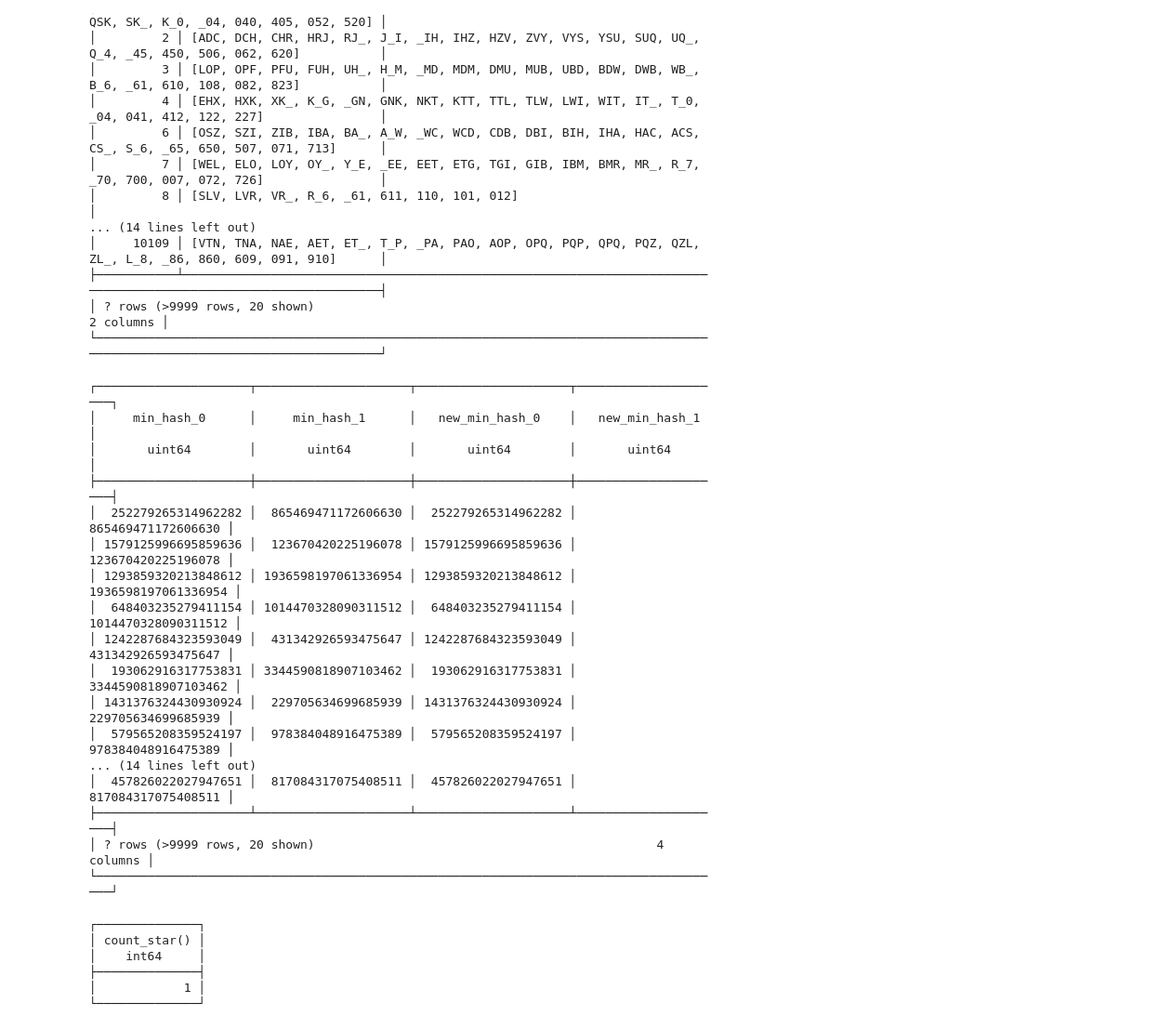
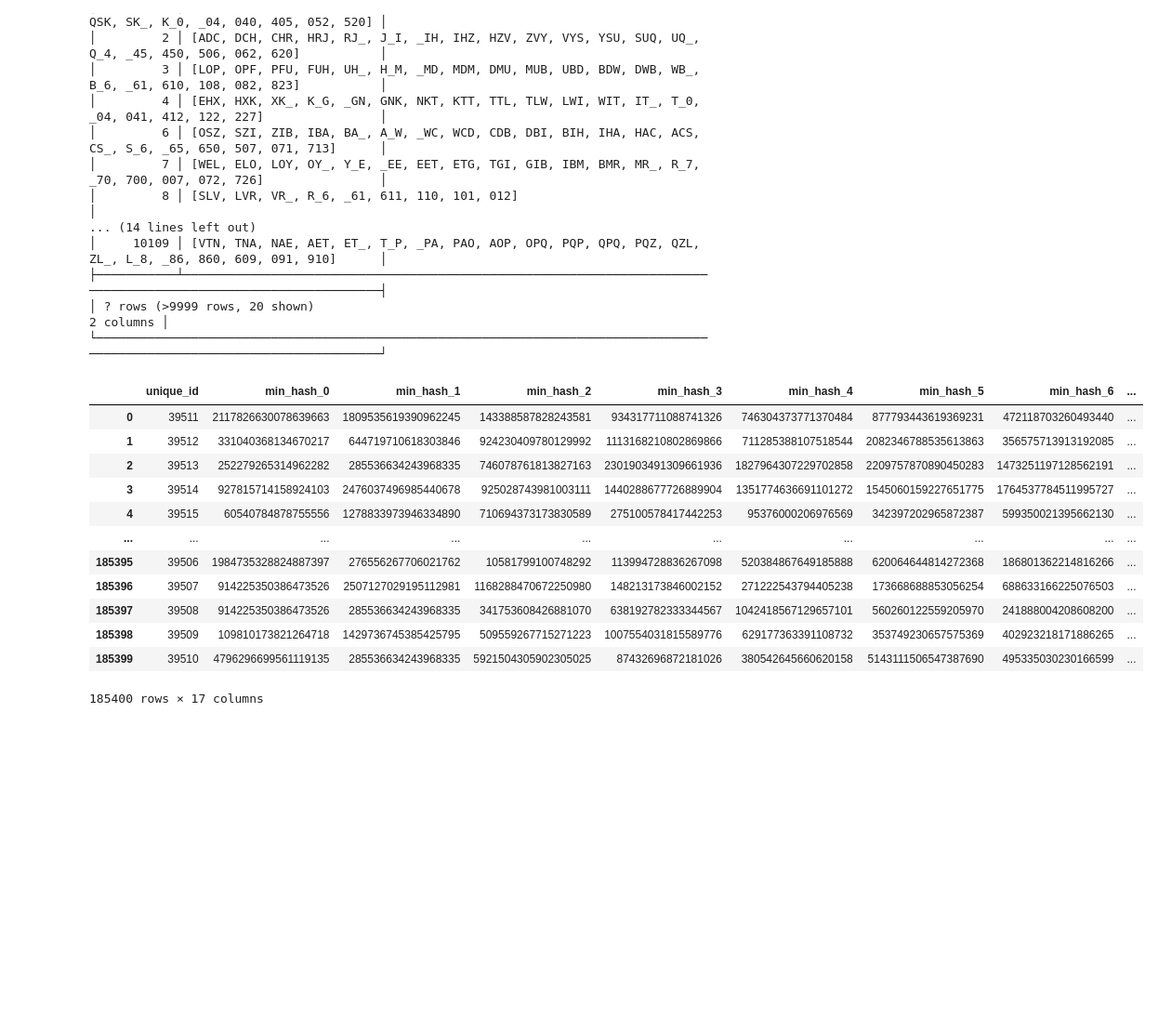
Before and after one commit to aymonwuolanne/splink-demo, a Jupyter notebook: 2. Blocking.ipynb, the cells around one changed output. Shown at 93% size. Saved outputs shown, nothing was run; the diff lists cells and outputs as text; code cells hidden in the pictures; blank space fills up the shorter version.

```diff
--- a/2. Blocking.ipynb
+++ b/2. Blocking.ipynb
@@ -244,7 +244,7 @@ def create_lsh_blocks(connection, tbl, blocking_cols, id_column, q, b, r):
     """
     Inputs:
         - connection: the DuckDB connection object
-        - tbl: the input table as a DuckDB relation object
+        - tbl: the input table as a DuckDB relation object (or a pandas dataframe)
         - blocking_cols: a list of column names to use in the LSH steps
         - id_column: the name of the column that uniquely identifies the units in the input table
         - q: the number q for which to create q-grams (e.g. 3-grams would be triples of letters 'ABC' or 'XYZ')
@@ -302,45 +302,8 @@ create_q_grams(con, df, ["fname", "sname", "strftime(dob, '%y%m%d')"], "unique_i
 # %%
 con.sql("drop table if exists blocks")
 blocks = create_lsh_blocks(con, df, ["fname", "sname", "strftime(dob, '%y%m%d')"], "unique_id", q=3, b=4, r=2)
-# creates the table in DuckDB rather than just having it as a lazy object (so it doesn't have to be recomputed every time)
-blocks.create("blocks")
-blocks = con.sql("select * from blocks")
+# create a pandas dataframe from the DuckDB result
+blocks = blocks.to_df()
-# %%
-con.sql(
-    """
-    select
-        min_hash_0,
-        min_hash_1,
-        case
-            when count(*) <= 500 then min_hash_0
-            else NULL
-        end as new_min_hash_0,
-        case
-            when count(*) <= 500 then min_hash_1
-            else NULL
-        end as new_min_hash_1
-    from blocks
-    group by min_hash_0, min_hash_1
-    """
-)
-# %% [output]
-┌─────────────────────┬─────────────────────┬─────────────────────┬─────────────────────┐
-│     min_hash_0      │     min_hash_1      │   new_min_hash_0    │   new_min_hash_1    │
-│       uint64        │       uint64        │       uint64        │       uint64        │
-├─────────────────────┼─────────────────────┼─────────────────────┼─────────────────────┤
-│  252279265314962282 │  865469471172606630 │  252279265314962282 │  865469471172606630 │
-│ 1579125996695859636 │  123670420225196078 │ 1579125996695859636 │  123670420225196078 │
-│ 1293859320213848612 │ 1936598197061336954 │ 1293859320213848612 │ 1936598197061336954 │
-│  648403235279411154 │ 1014470328090311512 │  648403235279411154 │ 1014470328090311512 │
-│ 1242287684323593049 │  431342926593475647 │ 1242287684323593049 │  431342926593475647 │
-│  193062916317753831 │ 3344590818907103462 │  193062916317753831 │ 3344590818907103462 │
-│ 1431376324430930924 │  229705634699685939 │ 1431376324430930924 │  229705634699685939 │
-│  579565208359524197 │  978384048916475389 │  579565208359524197 │  978384048916475389 │
-... (14 lines left out)
-│  457826022027947651 │  817084317075408511 │  457826022027947651 │  817084317075408511 │
-├─────────────────────┴─────────────────────┴─────────────────────┴─────────────────────┤
-│ ? rows (>9999 rows, 20 shown)                                               4 columns │
-└───────────────────────────────────────────────────────────────────────────────────────┘
 # %%
 def erase_large_blocks(connection, tbl, blocking_cols, max_block_size=1000):
     cols_expr = ", ".join(blocking_cols)
@@ -376,18 +339,19 @@ df_new = erase_large_blocks(con, blocks, ["min_hash_0", "min_hash_1"], max_block
 df_new = erase_large_blocks(con, df_new, ["min_hash_2", "min_hash_3"], max_block_size=1000).to_df()
 df_new = erase_large_blocks(con, df_new, ["min_hash_4", "min_hash_5"], max_block_size=1000).to_df()
 df_new = erase_large_blocks(con, df_new, ["min_hash_6", "min_hash_7"], max_block_size=1000).to_df()
-# %%
-con.sql(
-    """
-    select count(*)
-    from df_new
-    where coalesce(new_min_hash_0, new_min_hash_1, new_min_hash_2, new_min_hash_3, new_min_hash_4, new_min_hash_5, new_min_hash_6, new_min_hash_7) is null
-    """
-)
-# %% [output]
-┌──────────────┐
-│ count_star() │
-│    int64     │
-├──────────────┤
-│            1 │
-└──────────────┘
+# %%
+df_new
+# %% [output]
+|  | unique_id | min_hash_0 | min_hash_1 | min_hash_2 | min_hash_3 | min_hash_4 | min_hash_5 | min_hash_6 | ... |
+| 0 | 39511 | 2117826630078639663 | 1809535619390962245 | 143388587828243581 | 934317711088741326 | 746304373771370484 | 877793443619369231 | 472118703260493440 | ... |
+| 1 | 39512 | 331040368134670217 | 644719710618303846 | 924230409780129992 | 1113168210802869866 | 711285388107518544 | 2082346788535613863 | 356575713913192085 | ... |
+| 2 | 39513 | 252279265314962282 | 285536634243968335 | 746078761813827163 | 2301903491309661936 | 1827964307229702858 | 2209757870890450283 | 1473251197128562191 | ... |
+| 3 | 39514 | 927815714158924103 | 2476037496985440678 | 925028743981003111 | 1440288677726889904 | 1351774636691101272 | 1545060159227651775 | 1764537784511995727 | ... |
+| 4 | 39515 | 60540784878755556 | 1278833973946334890 | 710694373173830589 | 275100578417442253 | 95376000206976569 | 342397202965872387 | 599350021395662130 | ... |
+| ... | ... | ... | ... | ... | ... | ... | ... | ... | ... |
+| 185395 | 39506 | 1984735328824887397 | 276556267706021762 | 10581799100748292 | 113994728836267098 | 520384867649185888 | 620064644814272368 | 186801362214816266 | ... |
+| 185396 | 39507 | 914225350386473526 | 2507127029195112981 | 1168288470672250980 | 148213173846002152 | 271222543794405238 | 173668688853056254 | 688633166225076503 | ... |
+| 185397 | 39508 | 914225350386473526 | 285536634243968335 | 341753608426881070 | 638192782333344567 | 1042418567129657101 | 560260122559205970 | 241888004208608200 | ... |
+| 185398 | 39509 | 109810173821264718 | 1429736745385425795 | 509559267715271223 | 1007554031815589776 | 629177363391108732 | 353749230657575369 | 402923218171886265 | ... |
+| 185399 | 39510 | 4796296699561119135 | 285536634243968335 | 5921504305902305025 | 87432696872181026 | 380542645660620158 | 5143111506547387690 | 495335030230166599 | ... |
+185400 rows × 17 columns
```
